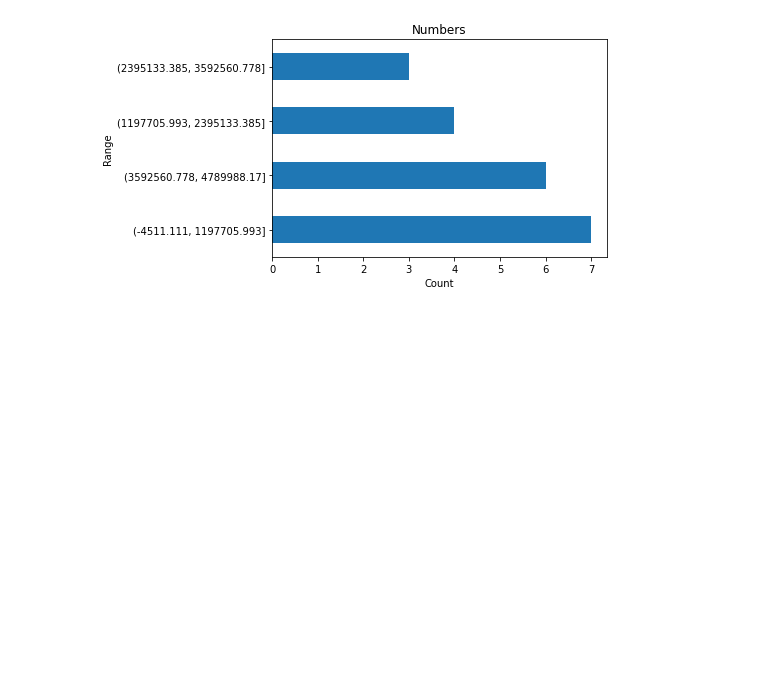
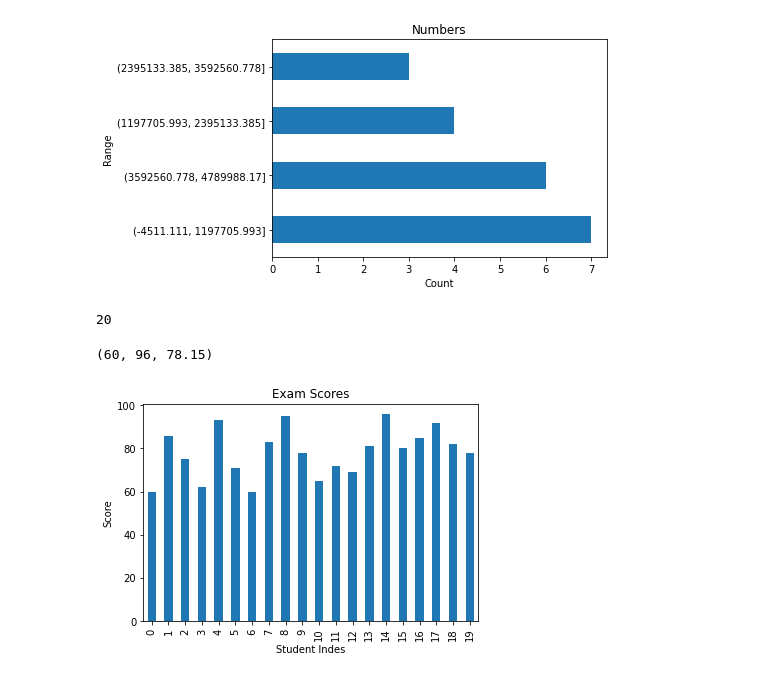
Before and after one commit to albertopuentes/numpy-pandas-visualization-exercises, a Jupyter notebook: pandas_series.ipynb, the cells around one changed output. Drawn from its saved outputs; the diff is of its cells as text; code cells hidden in the pictures; blank space fills up the shorter version.

Commit message:
Pandas Exercises

```diff
--- a/pandas_series.ipynb
+++ b/pandas_series.ipynb
@@ -329,3 +329,28 @@ plt.ylabel('Range')
 plt.show()
 # %% [output]
 [figure]
+# %%
+# Use pandas to create a Series named exam_scores from the following list:
+scores = list([60, 86, 75, 62, 93, 71, 60, 83, 95, 78, 65, 72, 69, 81, 96, 80, 85, 92, 82, 78])
+scorespd = pd.Series(scores)
+
+# 3.3.1 How many elements are in the exam_scores Series? 20 elements in the list
+scorespd.size
+# %% [output]
+20
+# %%
+# 3.3.2. Run the code to discover the minimum, the maximum, the mean, and the median scores for the exam_scores Series.
+# min = 60, max = 96 & mean = 78.15
+scorespd.min(), scorespd.max(), scorespd.mean()
+# %% [output]
+(60, 96, 78.15)
+# %%
+# 3.3.3 Plot the Series in a meaningful way and make sure your chart has a title and axis labels.
+
+scorespd.plot.bar()
+plt.title('Exam Scores')
+plt.xlabel('Student Indes')
+plt.ylabel('Score')
+plt.show()
+# %% [output]
+[figure, added]
```
Also changed, not shown: parts of 1 cell of this notebook.
